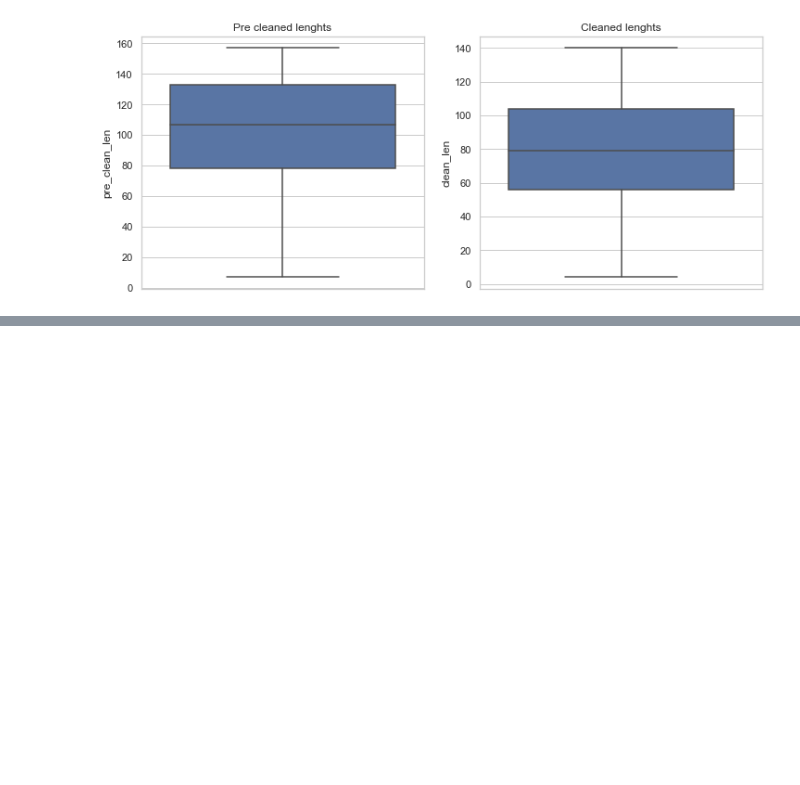
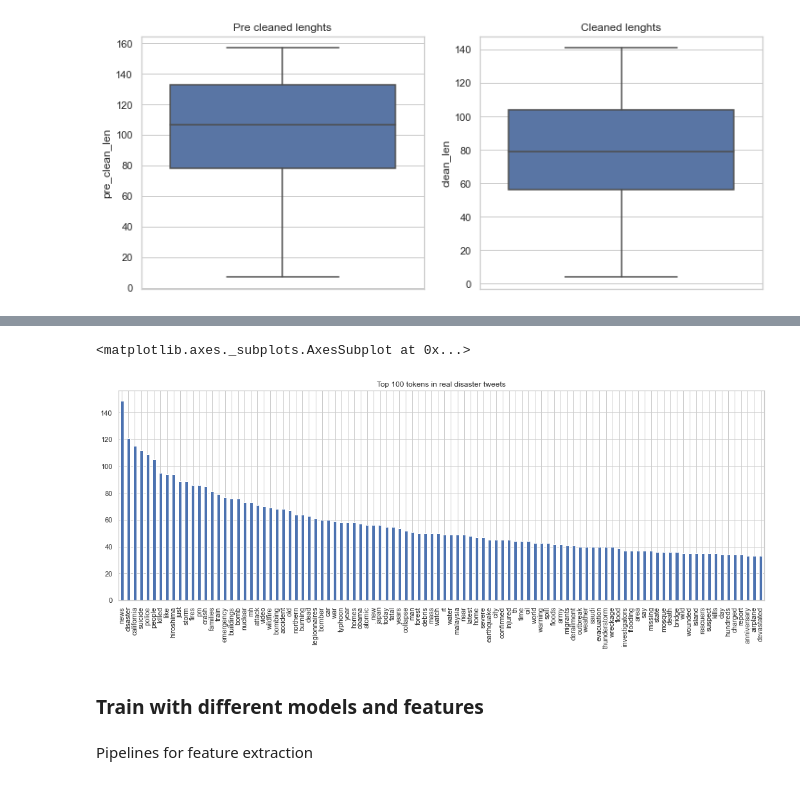
Before and after one commit to casals90/nlp_with_disaster_tweets, a Jupyter notebook: DataCleaningAndExploration.ipynb, the cells around one changed output, grey strips where cells are left out. Cells and saved outputs as stored; diff of their text form; code cells hidden in the pictures; blank space fills up the shorter version.

```diff
--- a/DataCleaningAndExploration.ipynb
+++ b/DataCleaningAndExploration.ipynb
@@ -172,0 +255,12 @@ generate_word_cloud(splited, "Title")
+# %%
+fig, ax = plt.subplots(figsize=(18, 6))
+
+top_100_disaster = term_freq_df.sort_values(by="Real disaster", ascending=False)[:100]["Real disaster"]
+top_100_disaster.plot(kind="bar", ax=ax, title="Top 100 tokens in real disaster tweets")
+# %% [output]
+<matplotlib.axes._subplots.AxesSubplot at 0x...>
+[figure, added]
+# %% [markdown]
+### Train with different models and features
+# %% [markdown]
+Pipelines for feature extraction
```
Also changed, not shown: parts of 60 cells of this notebook, 1 other file.
